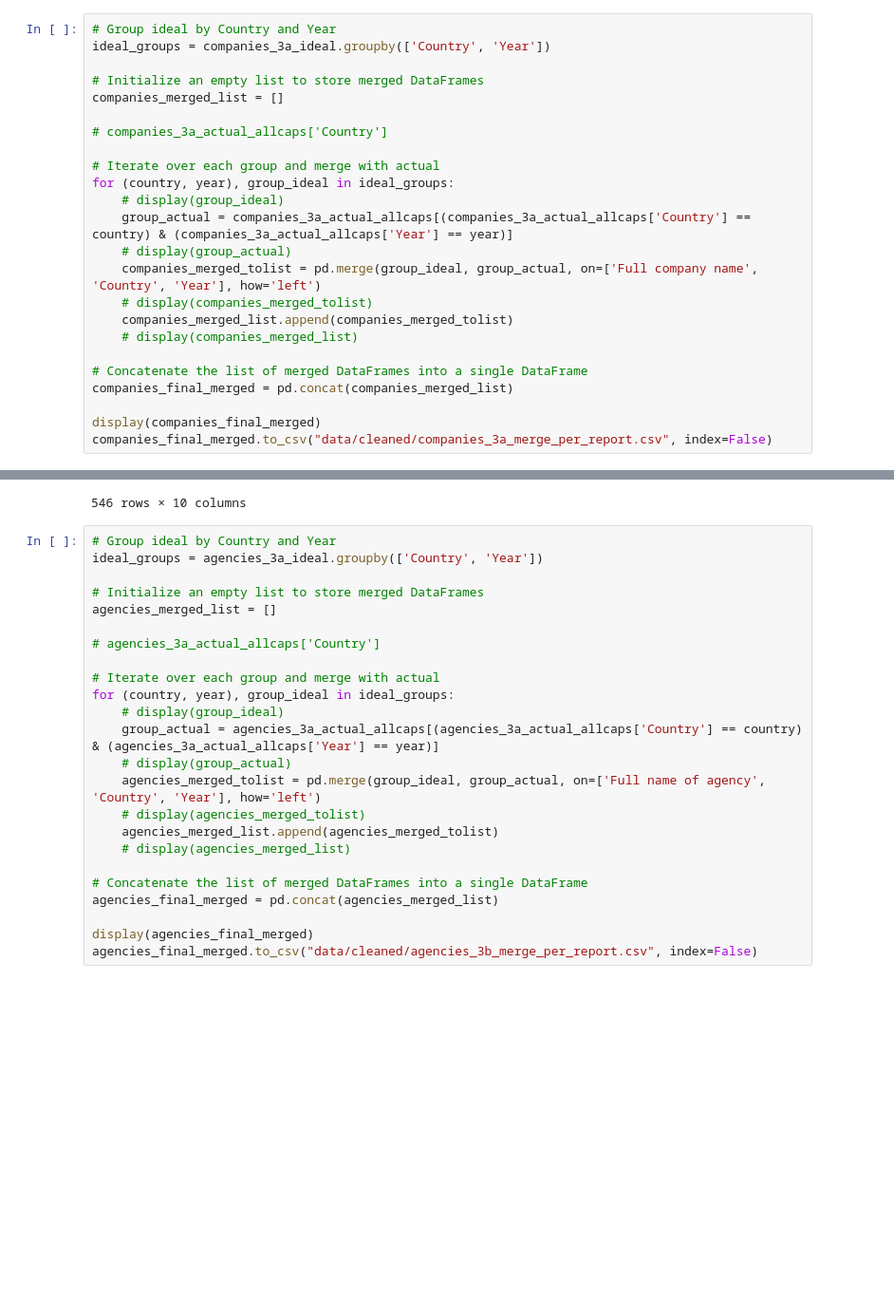
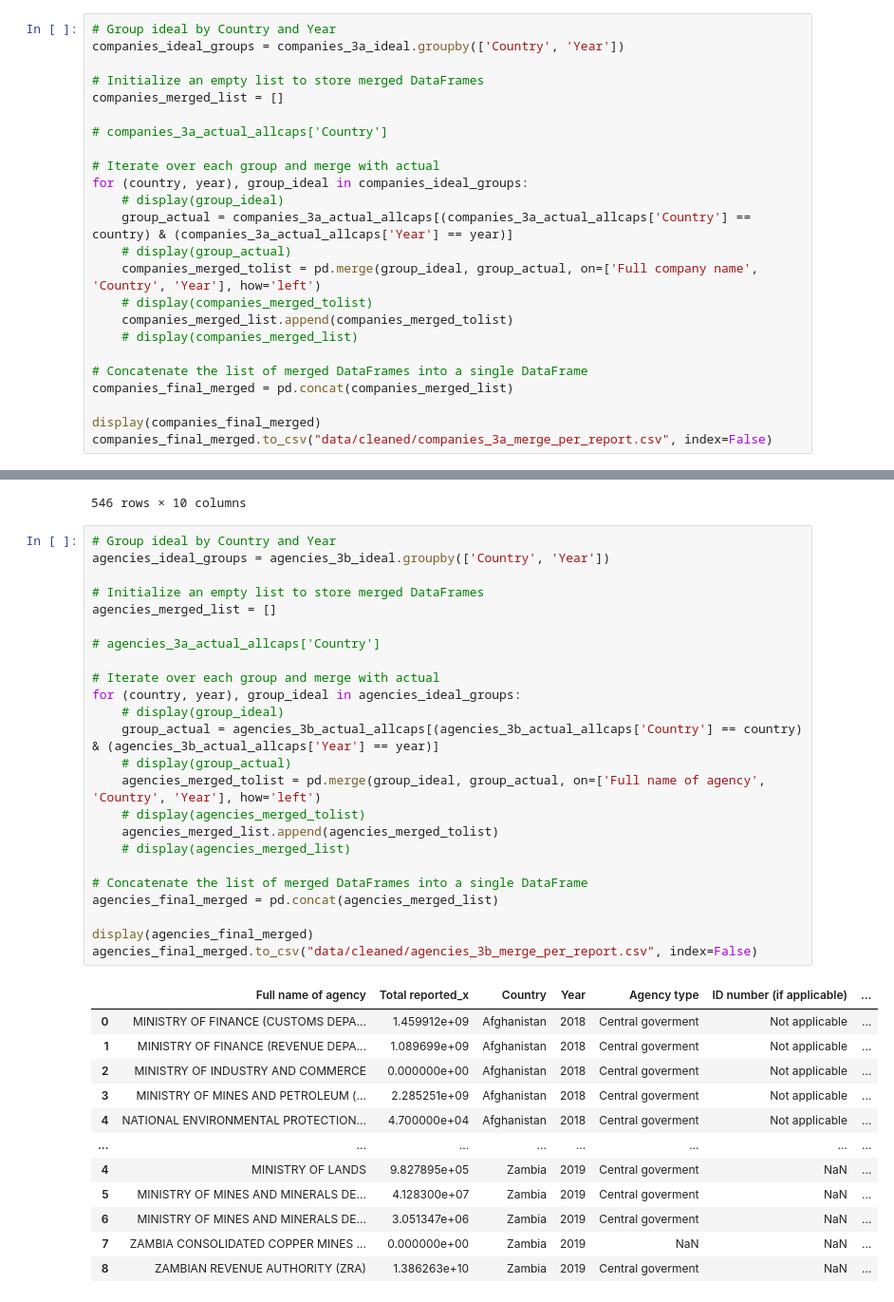
Before and after one commit to civicliteracies/EITI_SDT_data_verification_and_validation, a Jupyter notebook: 05 - Ideal lists.ipynb, the cells around one changed output, grey strips where cells are left out. Shown: that part at 95% size. Drawn from its saved outputs; the diff is of its cells as text; blank space fills up the shorter version.

```diff
--- a/05 - Ideal lists.ipynb
+++ b/05 - Ideal lists.ipynb
@@ -134,7 +148,7 @@ companies_merged.to_csv("data/cleaned/companies_3a_merge_full.csv", index=False)
 3857 rows × 14 columns
 # %%
 # Group ideal by Country and Year
-ideal_groups = companies_3a_ideal.groupby(['Country', 'Year'])
+companies_ideal_groups = companies_3a_ideal.groupby(['Country', 'Year'])
 
 # Initialize an empty list to store merged DataFrames
 companies_merged_list = []
@@ -142,7 +156,7 @@ companies_merged_list = []
 # companies_3a_actual_allcaps['Country']
 
 # Iterate over each group and merge with actual
-for (country, year), group_ideal in ideal_groups:
+for (country, year), group_ideal in companies_ideal_groups:
     # display(group_ideal)
     group_actual = companies_3a_actual_allcaps[(companies_3a_actual_allcaps['Country'] == country) & (companies_3a_actual_allcaps['Year'] == year)]
     # display(group_actual)
@@ -261,26 +313,38 @@ agencies_merged.to_csv("data/cleaned/agencies_3b_merge_full.csv", index=False)
 546 rows × 10 columns
 # %%
 # Group ideal by Country and Year
-ideal_groups = agencies_3a_ideal.groupby(['Country', 'Year'])
+agencies_ideal_groups = agencies_3b_ideal.groupby(['Country', 'Year'])
 
 # Initialize an empty list to store merged DataFrames
 agencies_merged_list = []
 
 # agencies_3a_actual_allcaps['Country']
 
 # Iterate over each group and merge with actual
-for (country, year), group_ideal in ideal_groups:
+for (country, year), group_ideal in agencies_ideal_groups:
     # display(group_ideal)
-    group_actual = agencies_3a_actual_allcaps[(agencies_3a_actual_allcaps['Country'] == country) & (agencies_3a_actual_allcaps['Year'] == year)]
+    group_actual = agencies_3b_actual_allcaps[(agencies_3b_actual_allcaps['Country'] == country) & (agencies_3b_actual_allcaps['Year'] == year)]
     # display(group_actual)
     agencies_merged_tolist = pd.merge(group_ideal, group_actual, on=['Full name of agency', 'Country', 'Year'], how='left')
     # display(agencies_merged_tolist)
     agencies_merged_list.append(agencies_merged_tolist)
     # display(agencies_merged_list)
 
 # Concatenate the list of merged DataFrames into a single DataFrame
 agencies_final_merged = pd.concat(agencies_merged_list)
 
 display(agencies_final_merged)
 agencies_final_merged.to_csv("data/cleaned/agencies_3b_merge_per_report.csv", index=False)
 # %% [output]
+|  | Full name of agency | Total reported_x | Country | Year | Agency type | ID number (if applicable) | ... |
+| 0 | MINISTRY OF FINANCE (CUSTOMS DEPA... | 1.459912e+09 | Afghanistan | 2018 | Central goverment | Not applicable | ... |
+| 1 | MINISTRY OF FINANCE (REVENUE DEPA... | 1.089699e+09 | Afghanistan | 2018 | Central goverment | Not applicable | ... |
+| 2 | MINISTRY OF INDUSTRY AND COMMERCE | 0.000000e+00 | Afghanistan | 2018 | Central goverment | Not applicable | ... |
+| 3 | MINISTRY OF MINES AND PETROLEUM (... | 2.285251e+09 | Afghanistan | 2018 | Central goverment | Not applicable | ... |
+| 4 | NATIONAL ENVIRONMENTAL PROTECTION... | 4.700000e+04 | Afghanistan | 2018 | Central goverment | Not applicable | ... |
+| ... | ... | ... | ... | ... | ... | ... | ... |
+| 4 | MINISTRY OF LANDS | 9.827895e+05 | Zambia | 2019 | Central goverment | NaN | ... |
+| 5 | MINISTRY OF MINES AND MINERALS DE... | 4.128300e+07 | Zambia | 2019 | Central goverment | NaN | ... |
+| 6 | MINISTRY OF MINES AND MINERALS DE... | 3.051347e+06 | Zambia | 2019 | Central goverment | NaN | ... |
+| 7 | ZAMBIA CONSOLIDATED COPPER MINES ... | 0.000000e+00 | Zambia | 2019 | NaN | NaN | ... |
+| 8 | ZAMBIAN REVENUE AUTHORITY (ZRA) | 1.386263e+10 | Zambia | 2019 | Central goverment | NaN | ... |
```
Also changed, not shown: parts of 4 cells of this notebook, 4 other files.
